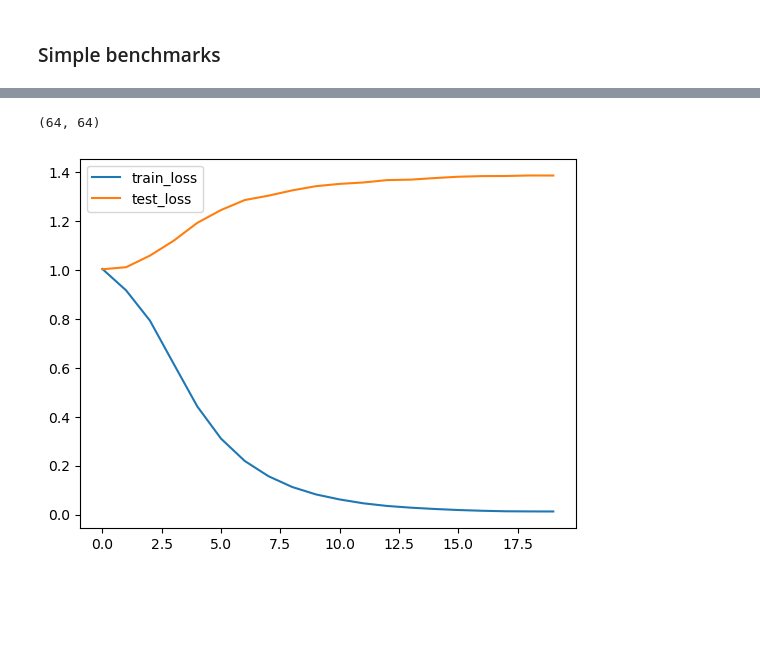
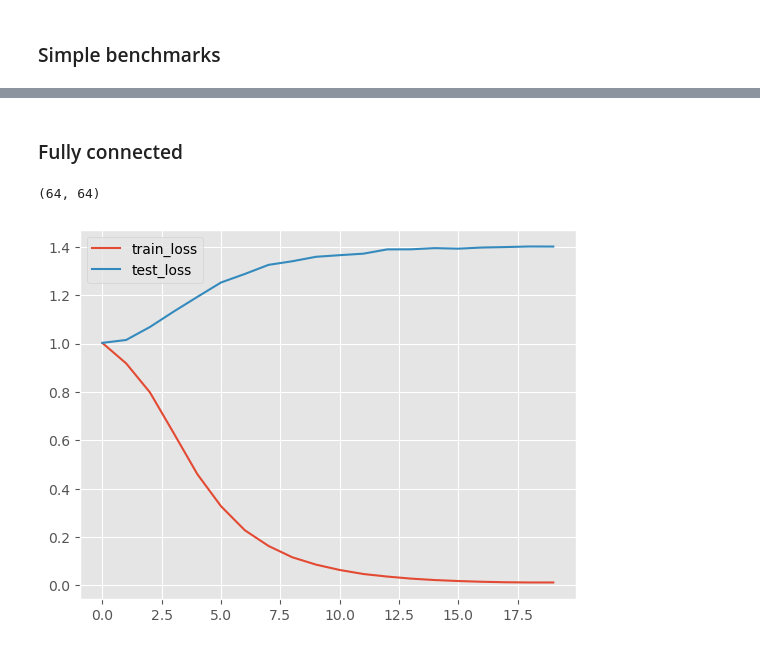
Before and after one commit to cyrilgarcia009/TSNN, a Jupyter notebook: notebooks/generators.ipynb, the cells around one changed output, grey strips where cells are left out. Drawn from its saved outputs; the diff is of its cells as text; code cells hidden in the pictures; blank space fills up the shorter version.

```diff
--- a/notebooks/generators.ipynb
+++ b/notebooks/generators.ipynb
@@ -4,6 +4,7 @@
 %load_ext autoreload
 %autoreload 2
 
+import matplotlib.pyplot as plt
 import pandas as pd
 import numpy as np
 from sklearn.linear_model import LassoCV, RidgeCV, LinearRegression
@@ -19,6 +20,8 @@ import tsnn
 from tsnn.generators import generators
 from tsnn.benchmarks import benchmark_comparison, ml_benchmarks, torch_benchmarks
 from tsnn import utils
+
+plt.style.use('ggplot')
 # %%
 z = generators.Generator(1000, 100, 10)
 # %%
@@ -84,3 +78,5 @@ comp.correl(test, z.y_pred_optimal[train.dataset.indices].flatten())
+# %% [markdown]
+### Fully connected
 # %%
 train.batch_size, test.batch_size
 # %% [output]
@@ -110,11 +106,11 @@ m = NeuralNetwork(n_ts=100, n_f=10).to(device)
 optimizer = torch.optim.Adam(m.parameters(), lr=0.001)
 
 
-model_torch = torch_benchmarks.TorchWrapper(m, optimizer=optimizer)
+full_nn = torch_benchmarks.TorchWrapper(m, optimizer=optimizer)
 # %%
-model_torch.fit(train, test, epochs=20)
+full_nn.fit(train, test, epochs=20)
 # %%
-pd.concat([pd.Series(model_torch.train_loss).rename('train_loss'), pd.Series(model_torch.test_loss).rename('test_loss')], axis=1).plot();
+pd.concat([pd.Series(full_nn.train_loss).rename('train_loss'), pd.Series(full_nn.test_loss).rename('test_loss')], axis=1).plot();
 # %% [output]
-[figure, old version]
+[figure, new version]
 # %%
```
Also changed, not shown: parts of 29 cells of this notebook, 1 other file.
